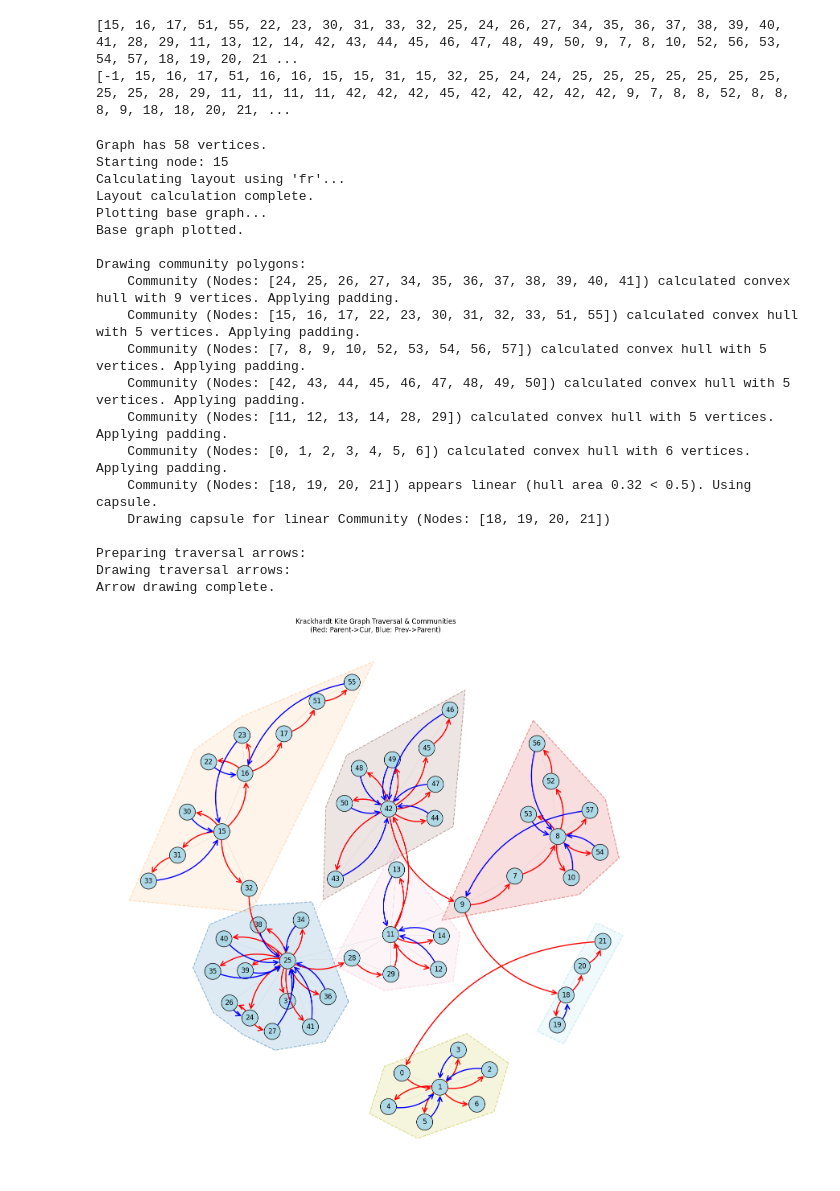
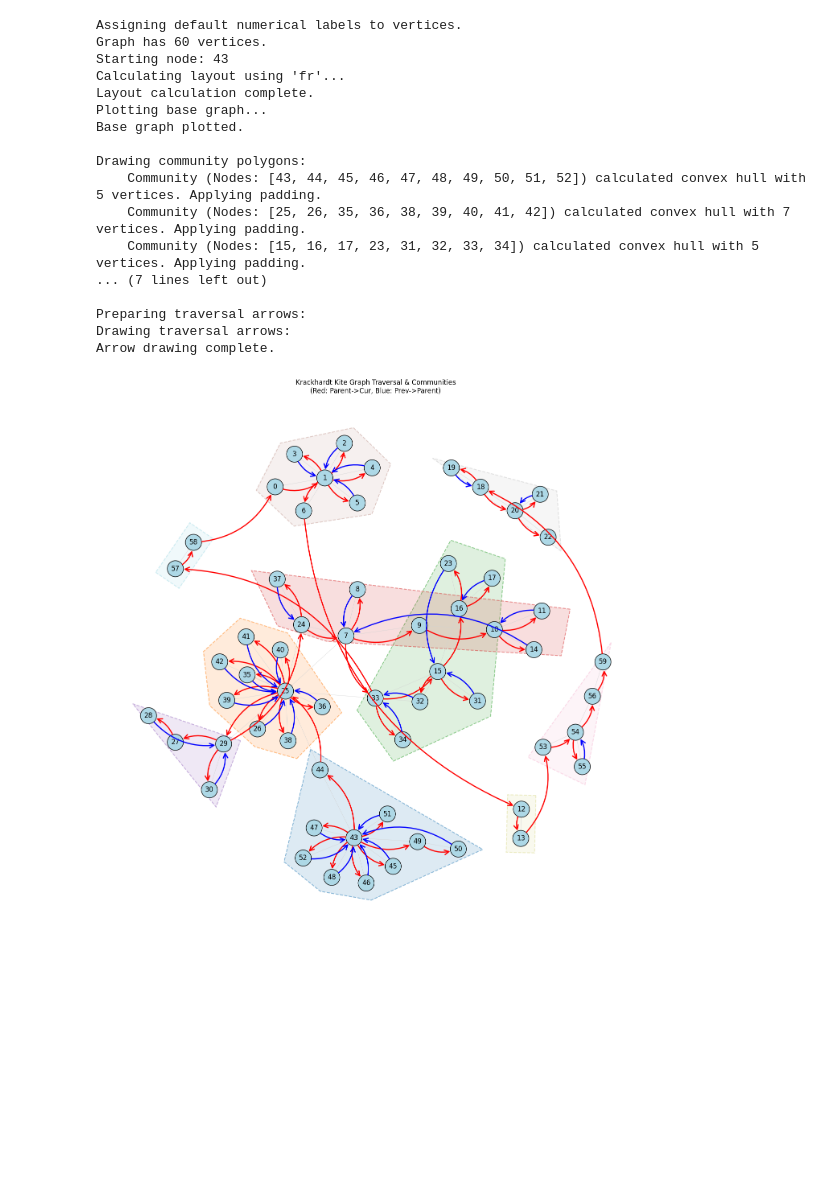
Before and after one commit to leonjovanovic/docudialogue, a Jupyter notebook: inference.ipynb, the cells around one changed output. Cells and saved outputs as stored; diff of their text form; code cells hidden in the pictures; blank space fills up the shorter version.

```diff
--- a/inference.ipynb
+++ b/inference.ipynb
@@ -3,5 +3,5 @@ from docudialogue.document_pipeline import DocumentPipeline
 # %%
 pipeline = DocumentPipeline()
 # %%
-await pipeline.run("config.json")
+await pipeline.run(["test.pdf"])
 # %% [output]
@@ -48,35 +49,26 @@ pipeline.save(".cache/run1")
-# %%
-traversal_path = pipeline.triplet_handler.global_traversal
-parent_nodes = pipeline.triplet_handler.global_traversal_parents
-print(traversal_path)
-print(parent_nodes)
-# %% [output]
-[15, 16, 17, 51, 55, 22, 23, 30, 31, 33, 32, 25, 24, 26, 27, 34, 35, 36, 37, 38, 39, 40, 41, 28, 29, 11, 13, 12, 14, 42, 43, 44, 45, 46, 47, 48, 49, 50, 9, 7, 8, 10, 52, 56, 53, 54, 57, 18, 19, 20, 21 ...
-[-1, 15, 16, 17, 51, 16, 16, 15, 15, 31, 15, 32, 25, 24, 24, 25, 25, 25, 25, 25, 25, 25, 25, 25, 28, 29, 11, 11, 11, 11, 42, 42, 42, 45, 42, 42, 42, 42, 42, 9, 7, 8, 8, 52, 8, 8, 8, 9, 18, 18, 20, 21, ...
+# %%
+triplets, triplet_graph = pipeline.load(".cache/run2")
 # %%
 from docudialogue.visualization.visualize import visualize
 
 
-visualize(pipeline.triplet_handler)
+visualize(triplet_graph)
 # %% [output]
-Graph has 58 vertices.
-Starting node: 15
+Assigning default numerical labels to vertices.
+Graph has 60 vertices.
+Starting node: 43
 Calculating layout using 'fr'...
 Layout calculation complete.
 Plotting base graph...
 Base graph plotted.
 
 Drawing community polygons:
-    Community (Nodes: [24, 25, 26, 27, 34, 35, 36, 37, 38, 39, 40, 41]) calculated convex hull with 9 vertices. Applying padding.
-    Community (Nodes: [15, 16, 17, 22, 23, 30, 31, 32, 33, 51, 55]) calculated convex hull with 5 vertices. Applying padding.
-    Community (Nodes: [7, 8, 9, 10, 52, 53, 54, 56, 57]) calculated convex hull with 5 vertices. Applying padding.
-    Community (Nodes: [42, 43, 44, 45, 46, 47, 48, 49, 50]) calculated convex hull with 5 vertices. Applying padding.
-    Community (Nodes: [11, 12, 13, 14, 28, 29]) calculated convex hull with 5 vertices. Applying padding.
-    Community (Nodes: [0, 1, 2, 3, 4, 5, 6]) calculated convex hull with 6 vertices. Applying padding.
-    Community (Nodes: [18, 19, 20, 21]) appears linear (hull area 0.32 < 0.5). Using capsule.
-    Drawing capsule for linear Community (Nodes: [18, 19, 20, 21])
+    Community (Nodes: [43, 44, 45, 46, 47, 48, 49, 50, 51, 52]) calculated convex hull with 5 vertices. Applying padding.
+    Community (Nodes: [25, 26, 35, 36, 38, 39, 40, 41, 42]) calculated convex hull with 7 vertices. Applying padding.
+    Community (Nodes: [15, 16, 17, 23, 31, 32, 33, 34]) calculated convex hull with 5 vertices. Applying padding.
+... (7 lines left out)
 
 Preparing traversal arrows:
 Drawing traversal arrows:
 Arrow drawing complete.
-[figure, old version]
+[figure, new version]
```
Also changed, not shown: parts of 3 cells of this notebook, 5 other files.
